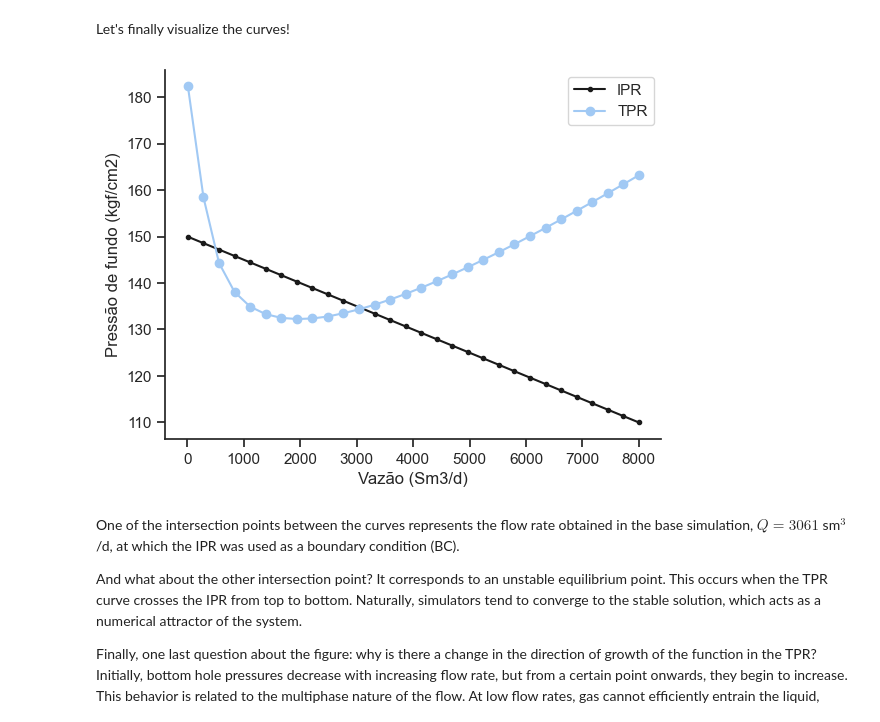
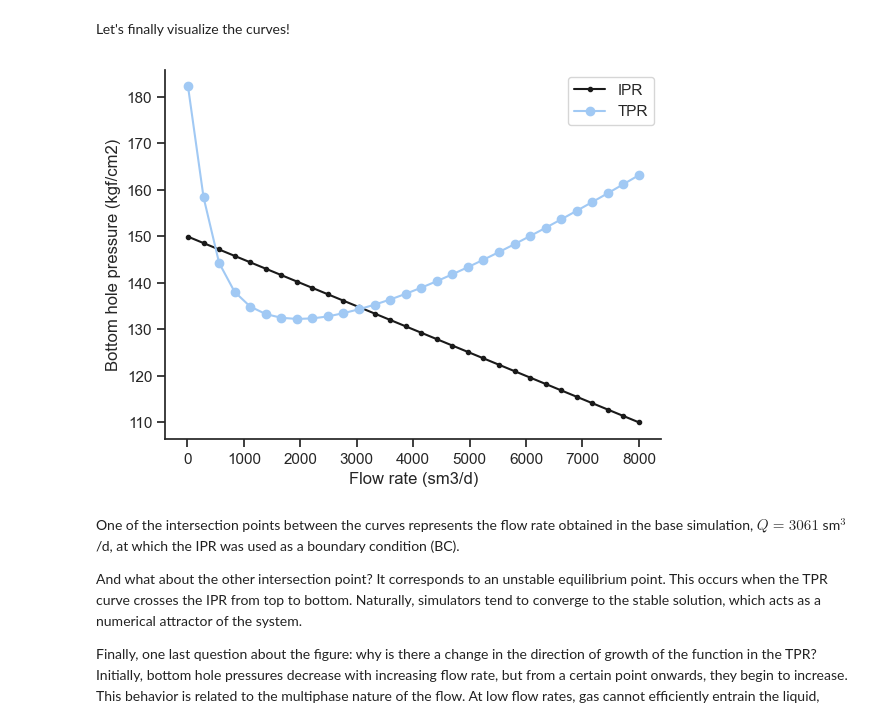
Before and after one commit to pedrorigon/marlim3, a Jupyter notebook: docs/tutoriais/2-nodal_analysis.ipynb, the cells around one changed output. Drawn from its saved outputs; the diff is of its cells as text; code cells hidden in the pictures.

```diff
--- a/docs/tutoriais/2-nodal_analysis.ipynb
+++ b/docs/tutoriais/2-nodal_analysis.ipynb
@@ -276,5 +274,5 @@ With the three ducts defined, we can add them to the `dutosProducao` attribute:
 # %%
-caso_base.dutosProducao = [coluna, linha, riser]
+base_case.productionDucts = [tubing, flowline, riser]
 # %% [markdown]
 Visualizing the geometry:
 # %%
@@ -286,6 +284,6 @@ To indicate the position of the Subsea Christmas Tree (ANM), a `master1` object
 # %%
-master1 = {'comprimentoMedido': 1000} #m
-caso_base.master1 = master1
+master_valve = {'measuredLength': 1000}  # m
+base_case.masterValve = master_valve
 # %% [markdown]
 In a transient simulation, it would be important to define the valve opening, even if it remained constant over time.
 # %% [markdown]
@@ -395,13 +395,13 @@ To generate a TPR curve, it is necessary to remove the boundary condition associ
 # %%
-caso_base.ipr[0]['ativo'] = False
+base_case.ipr[0]['active'] = False
 
-nova_cc_mon = {
+new_upstream_bc = {
     "id": 0,
-    "indiFluidoPro": 0, #id do fluido definido anteriormente
-    "comprimentoMedido": 0.1, #m
-    "tempo": [0], #s
-    "temperatura": [90] #degC
+    "prodFluidId": 0,          # id of the fluid defined earlier
+    "measuredLength": 0.1,     # m
+    "time": [0],               # s
+    "temperature": [90]        # degC
 }
 
-caso_base.fonteLiquido = [nova_cc_mon]
+base_case.liquidSource = [new_upstream_bc]
 # %% [markdown]
@@ -435,27 +435,27 @@ Let's finally visualize the curves!
 # %%
 fig, ax = plt.subplots()
 
-# função anônima representando a pressão do fundo do poço da IPR
-Pwf_ipr = lambda Pe, Q, IP: Pe - Q/IP
+# anonymous function for IPR bottom hole pressure
+Pwf_ipr = lambda Pe, Q, IP: Pe - Q / IP
 
-# propriedades da IPR
-Pe = caso_base.ipr[0]['pressaoEstatica'][0]
-IP = caso_base.ipr[0]['ip'][0]
+# IPR properties
+Pe = base_case.ipr[0]['staticPressure'][0]
+IP = base_case.ipr[0]['ip'][0]
 
-# calculando ipr!
-pressoes_fundo_ipr = Pwf_ipr(Pe, vazoes_eixo_x, IP)
+# calculating IPR
+ipr_bottom_pressures = Pwf_ipr(Pe, flow_rates, IP)
 
-# plotando IPR
-ax.plot(vazoes_eixo_x, pressoes_fundo_ipr, label='IPR', marker='.', c='k')
+# plotting IPR
+ax.plot(flow_rates, ipr_bottom_pressures, label='IPR', marker='.', c='k')
 
-# plotando TPR
-ax.plot(vazoes_eixo_x, pressoes_fundo_tpr, label=f'TPR', marker='o')
+# plotting TPR
+ax.plot(flow_rates, tpr_bottom_pressures, label='TPR', marker='o')
 
-ax.set_xlabel('Vazão (Sm3/d)')
-ax.set_ylabel('Pressão de fundo (kgf/cm2)');
+ax.set_xlabel('Flow rate (sm3/d)')
+ax.set_ylabel('Bottom hole pressure (kgf/cm2)')
 ax.legend();
 # %% [output]
-[figure, old version]
+[figure, new version]
 # %% [markdown]
 One of the intersection points between the curves represents the flow rate obtained in the base simulation, $Q = 3061$ sm$^3$/d, at which the IPR was used as a boundary condition (BC).
 
```
Also changed, not shown: parts of 27 cells of this notebook, 7 other files.
